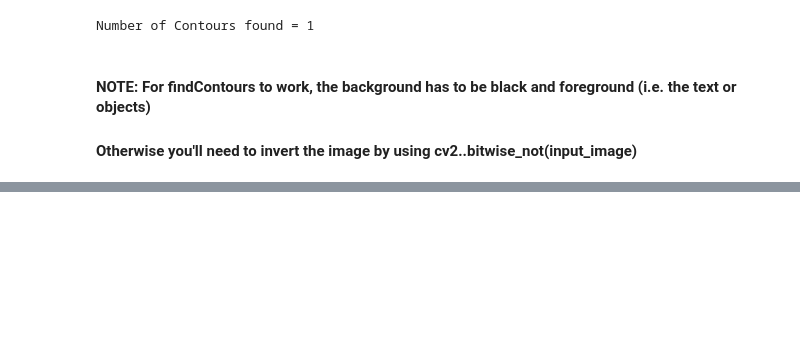
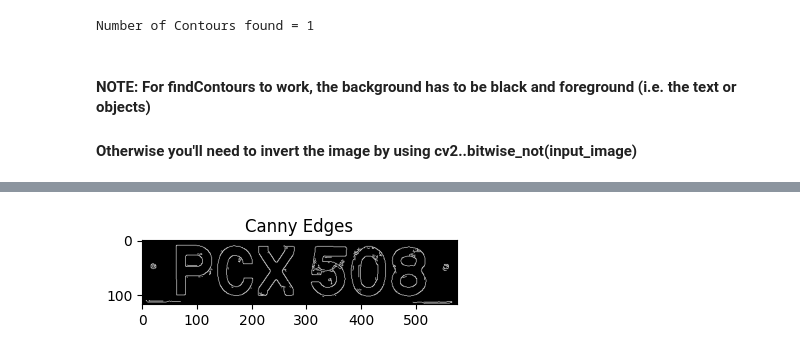
Before and after one commit to Sabbha20/pytorch2024, a Jupyter notebook: 001 - Image Segements/001 - Contours Drawing.ipynb, the cells around one changed output, grey strips where cells are left out. Cells and saved outputs as stored; diff of their text form; code cells hidden in the pictures; blank space fills up the shorter version.

```diff
--- a/001 - Image Segements/001 - Contours Drawing.ipynb
+++ b/001 - Image Segements/001 - Contours Drawing.ipynb
@@ -88,0 +100,6 @@ Number of Contours found = 1
+# %%
+# Canny Edges
+edge_img = cv2.Canny(gray_img, 30, 200)
+cv_imshow("Canny Edges", edge_img)
+# %% [output]
+[figure, added]
```
Also changed, not shown: parts of 8 cells of this notebook.
